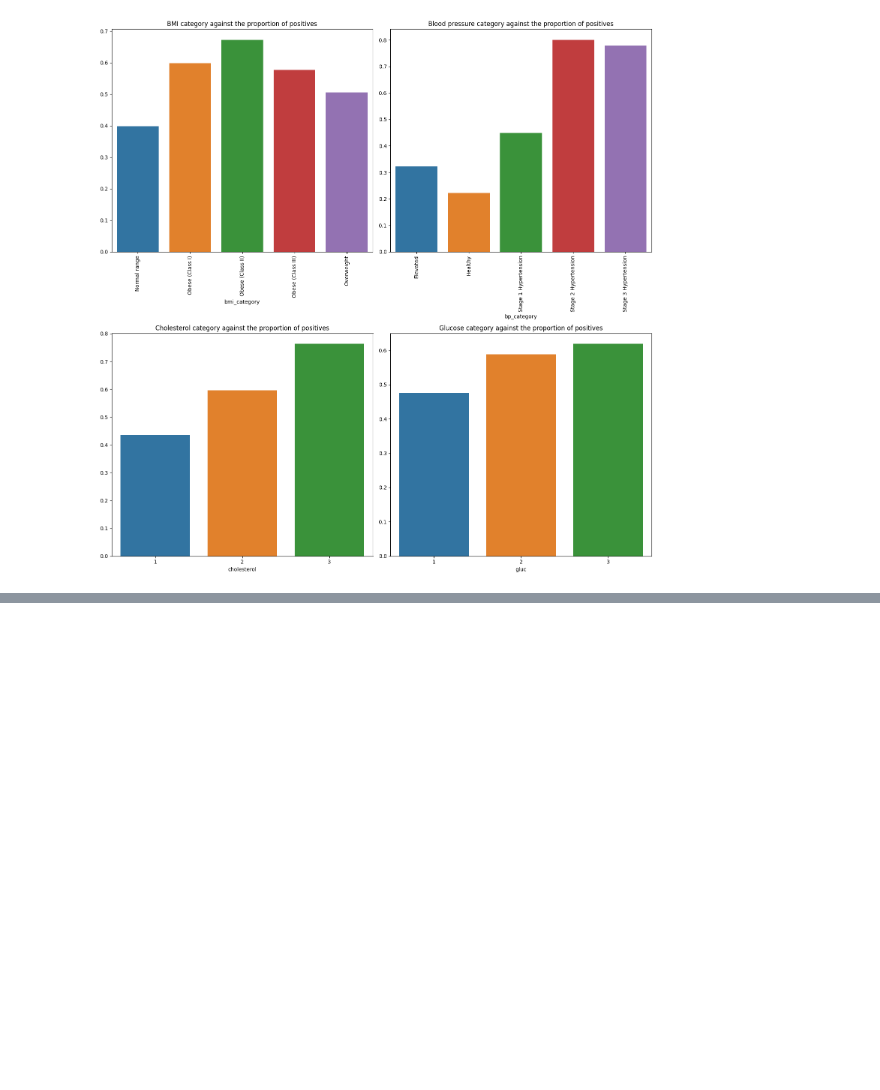
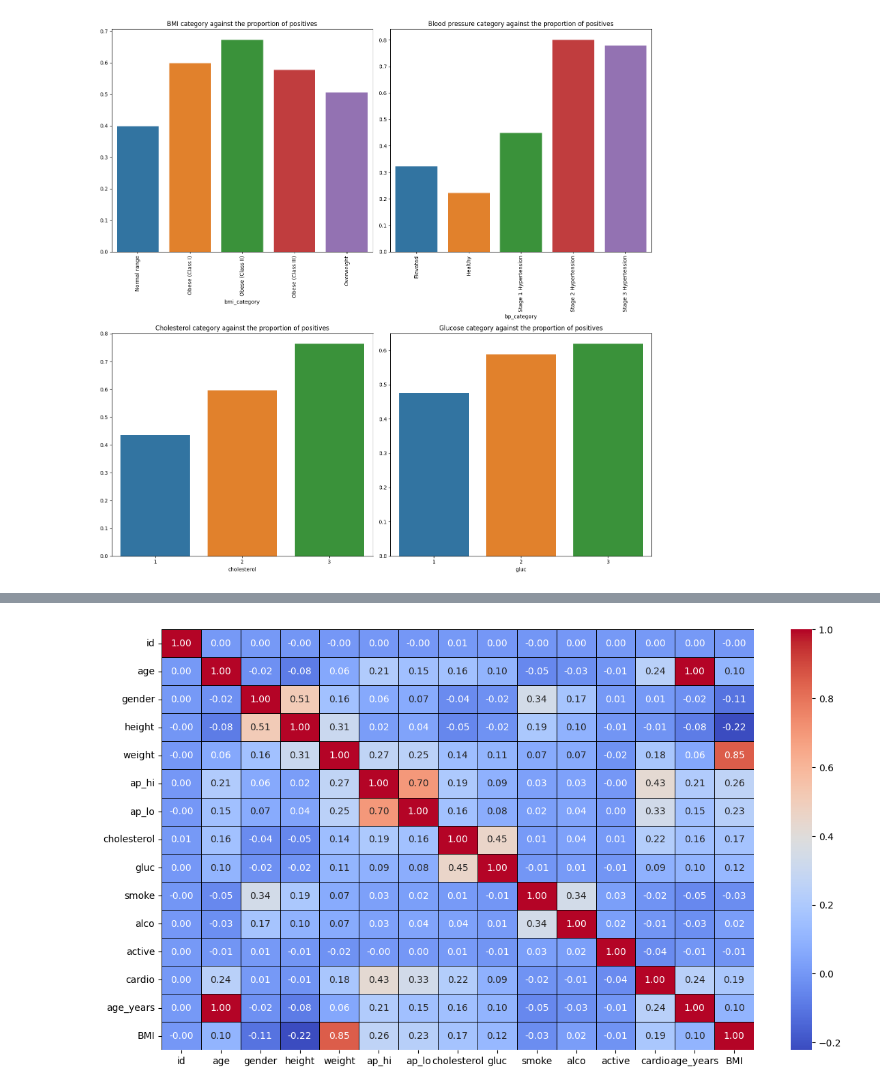
Before and after one commit to eliaselhaddad/Machine-learning-Elias-El-Haddad, a Jupyter notebook: Lab_ML/Disease_prediction.ipynb, the cells around one changed output, grey strips where cells are left out. Saved outputs shown, nothing was run; the diff lists cells and outputs as text; code cells hidden in the pictures; blank space fills up the shorter version.

```diff
--- a/Lab_ML/Disease_prediction.ipynb
+++ b/Lab_ML/Disease_prediction.ipynb
@@ -450,0 +464,8 @@ plt.show()
+# %%
+plt.figure(figsize=(14, 8))
+sns.heatmap(
+    filtered_df.corr(numeric_only=True), annot=True, fmt=".2f", cmap="coolwarm", linewidths=0.5, linecolor="black"
+)  # numeric_only=True to silence the warning - fmt='.2f' to display the correlation values with 2 decimal places
+plt.show()
+# %% [output]
+[figure, added]
```
Also changed, not shown: parts of 16 cells of this notebook, 5 other files.
